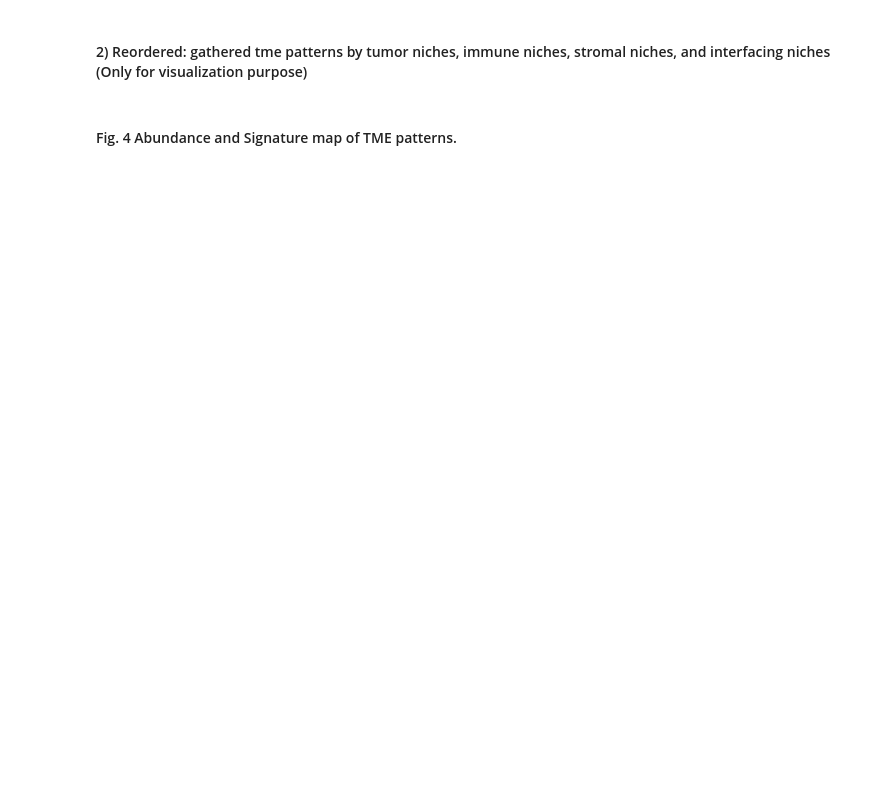
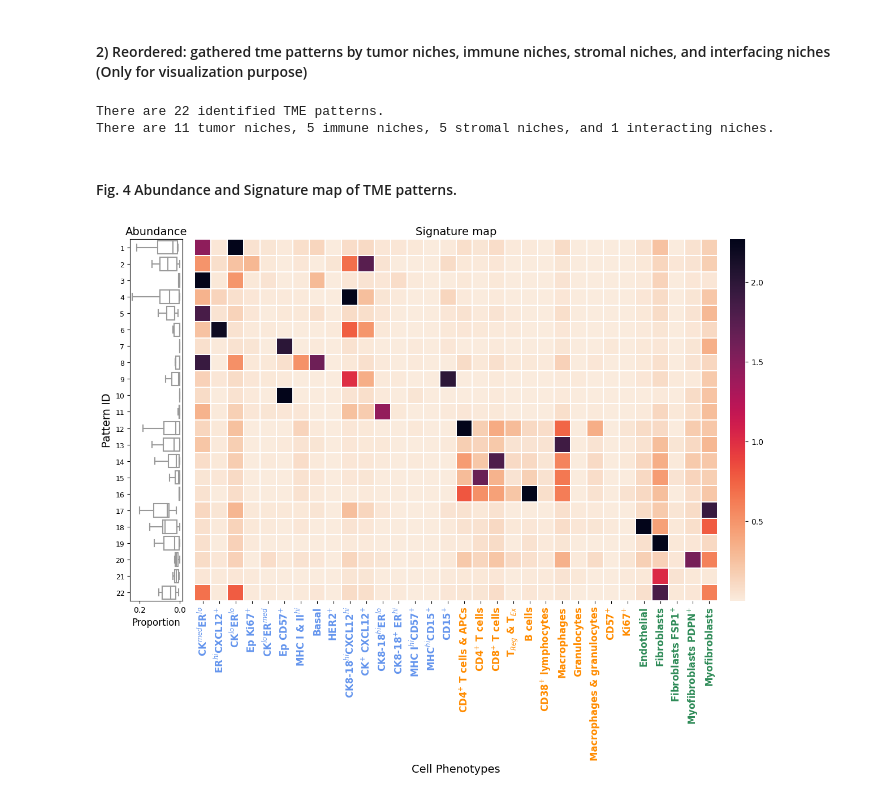
Before and after one commit to JasmineZhen218/BiGraph4TME, a Jupyter notebook: Demo/3_TME_patterns.ipynb, the cells around one changed output. Drawn from its saved outputs; the diff is of its cells as text; code cells hidden in the pictures; blank space fills up the shorter version.

Commit message:
Refine the visualization of TME patterns

```diff
--- a/Demo/3_TME_patterns.ipynb
+++ b/Demo/3_TME_patterns.ipynb
@@ -234,26 +233,33 @@ plt.show()
 # Define tumor niches, immune niches, stromal niches, and interfacing niches
 threshold = 0.5  # does not impact the downstream analysis, only imapct the presentation of the signature map
 tumor_niche = np.where(
-    (np.sum(Signatures[:16, :] > threshold, axis=0) > 0)
-    & (np.sum(Signatures[16:, :] > threshold, axis=0) == 0)
+    (np.sum(Signatures[:, :16] > threshold, axis=1) > 0)
+    & (np.sum(Signatures[:, 16:] > threshold, axis=1) == 0)
 )[0]
 immune_niche = np.where(
-    (np.sum(Signatures[:16, :] > threshold, axis=0) == 0)
-    & (np.sum(Signatures[16:27, :] > threshold, axis=0) > 0)
-    & (np.sum(Signatures[27:, :] > threshold, axis=0) == 0)
+    (np.sum(Signatures[:, :16] > threshold, axis=1) == 0)
+    & (np.sum(Signatures[:, 16:27] > threshold, axis=1) > 0)
+    & (np.sum(Signatures[:, 27:] > threshold, axis=1) == 0)
 )[0]
 stromal_niche = np.where(
-    (np.sum(Signatures[:16, :] > threshold, axis=0) == 0)
-    & (np.sum(Signatures[16:27, :] > threshold, axis=0) == 0)
-    & (np.sum(Signatures[27:, :] > threshold, axis=0) > 0)
+    (np.sum(Signatures[:, :16] > threshold, axis=1) == 0)
+    & (np.sum(Signatures[:, 16:27] > threshold, axis=1) == 0)
+    & (np.sum(Signatures[:, 27:] > threshold, axis=1) > 0)
 )[0]
 interacting_niche = [
     i
-    for i in range(Signatures.shape[1])
+    for i in range(Signatures.shape[0])
     if i not in np.concatenate([tumor_niche, immune_niche, stromal_niche])
 ]
-print(tumor_niche, immune_niche, stromal_niche, interacting_niche)
-print(len(tumor_niche), len(immune_niche), len(stromal_niche), len(interacting_niche))
+print("There are {} identified TME patterns.".format(Signatures.shape[0]))
+print(
+    "There are {} tumor niches, {} immune niches, {} stromal niches, and {} interacting niches.".format(
+        len(tumor_niche), len(immune_niche), len(stromal_niche), len(interacting_niche)
+    )
+)
+# %% [output]
+There are 22 identified TME patterns.
+There are 11 tumor niches, 5 immune niches, 5 stromal niches, and 1 interacting niches.
 # %% [markdown]
 #### Fig. 4 Abundance and Signature map of TME patterns.
 # %%
@@ -264,12 +270,9 @@ f, ax = plt.subplots(
     tight_layout=True,
     gridspec_kw={"width_ratios": [1, 10, 0.3]},
 )
-Signature_reorder = Signatures[
-    :, np.concatenate([tumor_niche, immune_niche, stromal_niche, interacting_niche])
-]
 Indices = np.concatenate([tumor_niche, immune_niche, stromal_niche, interacting_niche])
 sns.heatmap(
-    Signatures[:, Indices],
+    Signatures[Indices, :],
     ax=ax[1],
     cmap="rocket_r",
     linewidth=0.005,
@@ -280,30 +283,32 @@ sns.heatmap(
     vmin=np.percentile(Signatures, 5),
 )
 
 ax[1].get_yaxis().set_visible(False)
 ax[1].set_title("Signature map", fontsize=14)
 ax[1].set_xticklabels(
     Cell_types_displayed_Danenberg, rotation=90, fontsize=12, fontweight="bold"
 )
 ax[1].set_xlabel("Cell Phenotypes", fontsize=14)
 xtickcolors = ["cornflowerblue"] * 16 + ["darkorange"] * 11 + ["seagreen"] * 5
 for xtick, color in zip(ax[1].get_xticklabels(), xtickcolors):
     xtick.set_color(color)
 ax[2].get_xaxis().set_visible(False)
 
 sns.boxplot(
     y="pattern_id",
     x="proportion",
     data=DF_proportion,
     showfliers=False,
     ax=ax[0],
     color="white",
     order=[str(i) for i in Indices],
     fliersize=0.5,
 )
 ax[0].set_xlabel("Proportion", fontsize=12)
 ax[0].set_title("Abundance", fontsize=14)
 ax[0].set_yticklabels([i + 1 for i in range(len(Indices))], fontsize=9)
 ax[0].set_ylabel("Pattern ID", fontsize=14)
 ax[0].invert_xaxis()
 plt.show()
+# %% [output]
+[figure, added]
```
Also changed, not shown: parts of 2 cells of this notebook, 3 other files.
